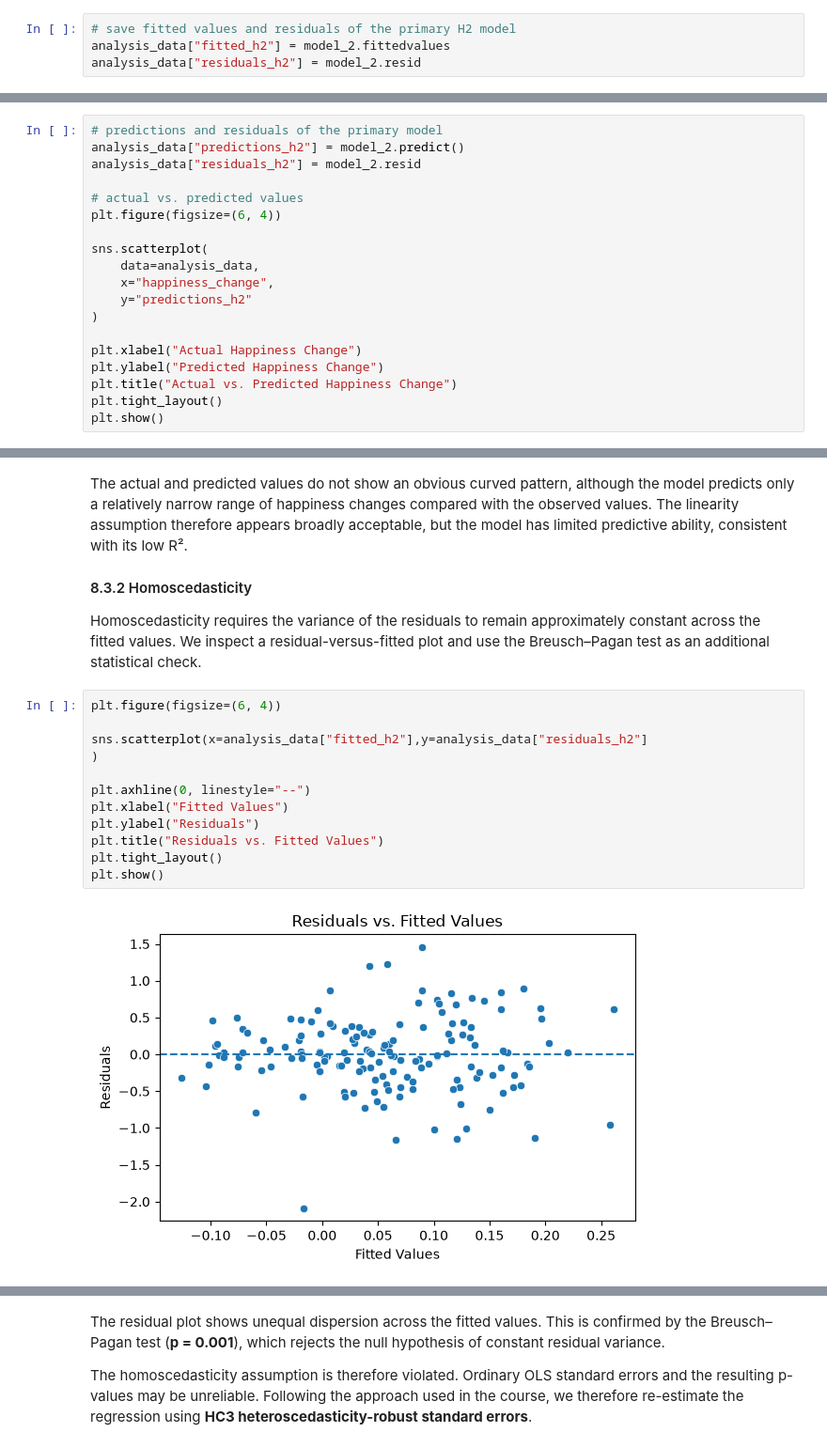
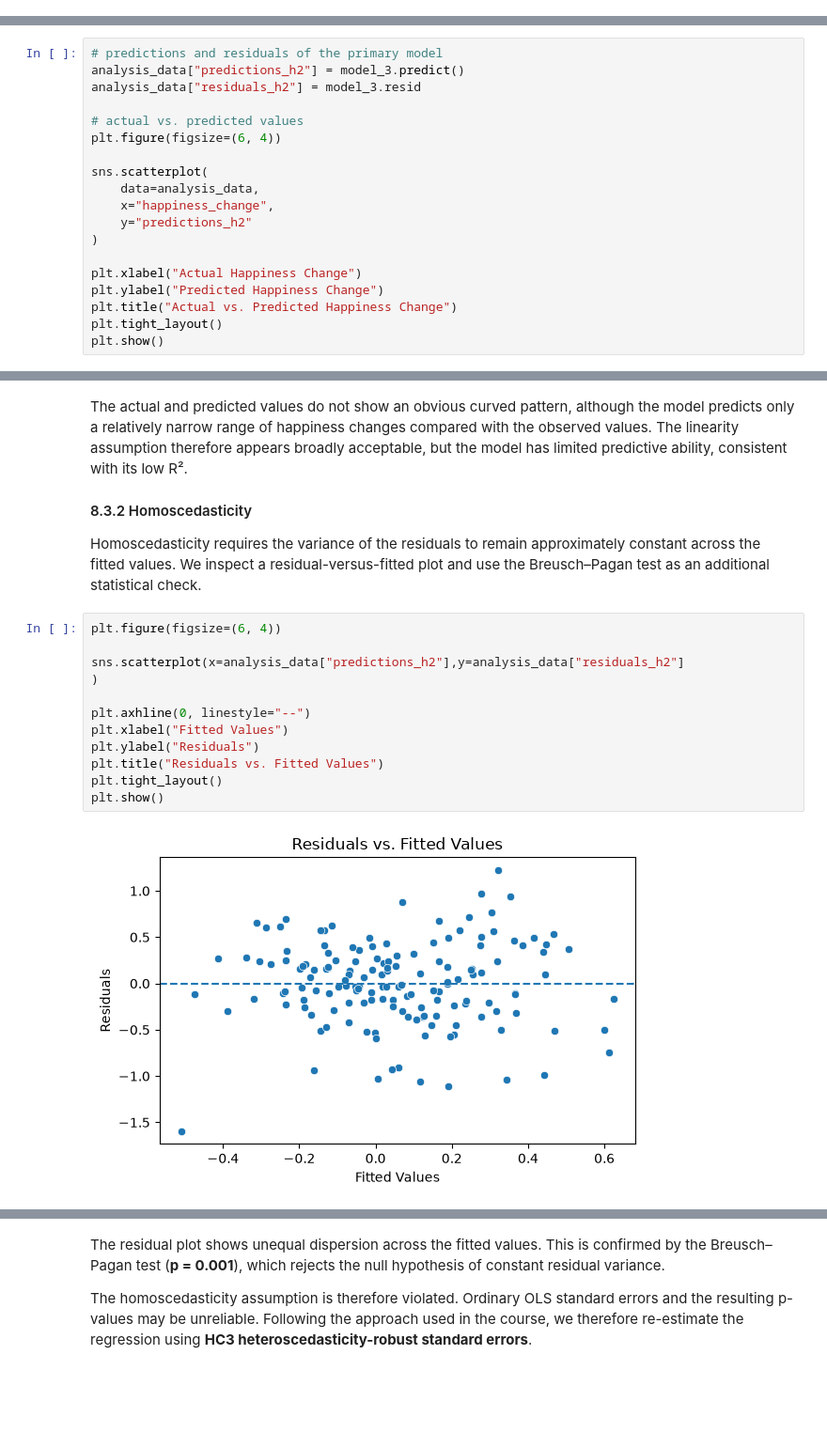
Before and after one commit to GiacomoAle8/ResearchMethodsProject, a Jupyter notebook: project.ipynb, the cells around one changed output, grey strips where cells are left out. Shown at 94% size. Cells and saved outputs as stored; diff of their text form; blank space fills up the shorter version.

```diff
--- a/project.ipynb
+++ b/project.ipynb
@@ -1466,10 +1278,6 @@ In Model 1, `weakest_factor` shows virtually no association with `happiness_chan
 When initial happiness is additionally controlled for in Model 3, the coefficient becomes statistically significant (β = 0.216, p = 0.028), while model fit increases substantially (R² = 0.203; adjusted R² = 0.187). Adding the region in Model 4 produces a very similar weakest-factor coefficient (β = 0.208, p = 0.032), suggesting that the baseline-adjusted result is relatively stable across regions.
 
 Therefore, the primary model does not provide sufficient evidence to reject H₀-₂.
-# %%
-# save fitted values and residuals of the primary H2 model
-analysis_data["fitted_h2"] = model_2.fittedvalues
-analysis_data["residuals_h2"] = model_2.resid
 # %% [markdown]
 ### 8.3 Regression Assumptions
 
@@ -1480,8 +1288,8 @@ We follow the five checks from the course: linearity, homoscedasticity, normalit
 Multiple linear regression assumes that the predictors have approximately linear relationships with the outcome. We therefore inspect the relationships between each predictor and `happiness_change`.
 # %%
 # predictions and residuals of the primary model
-analysis_data["predictions_h2"] = model_2.predict()
-analysis_data["residuals_h2"] = model_2.resid
+analysis_data["predictions_h2"] = model_3.predict()
+analysis_data["residuals_h2"] = model_3.resid
 
 # actual vs. predicted values
 plt.figure(figsize=(6, 4))
@@ -1508,15 +1316,15 @@ Homoscedasticity requires the variance of the residuals to remain approximately
 # %%
 plt.figure(figsize=(6, 4))
 
-sns.scatterplot(x=analysis_data["fitted_h2"],y=analysis_data["residuals_h2"]
+sns.scatterplot(x=analysis_data["predictions_h2"],y=analysis_data["residuals_h2"]
 )
 
 plt.axhline(0, linestyle="--")
 plt.xlabel("Fitted Values")
 plt.ylabel("Residuals")
 plt.title("Residuals vs. Fitted Values")
 plt.tight_layout()
 plt.show()
 # %% [output]
-[figure, old version]
+[figure, new version]
 # %%
```
Also changed, not shown: parts of 41 cells of this notebook.
